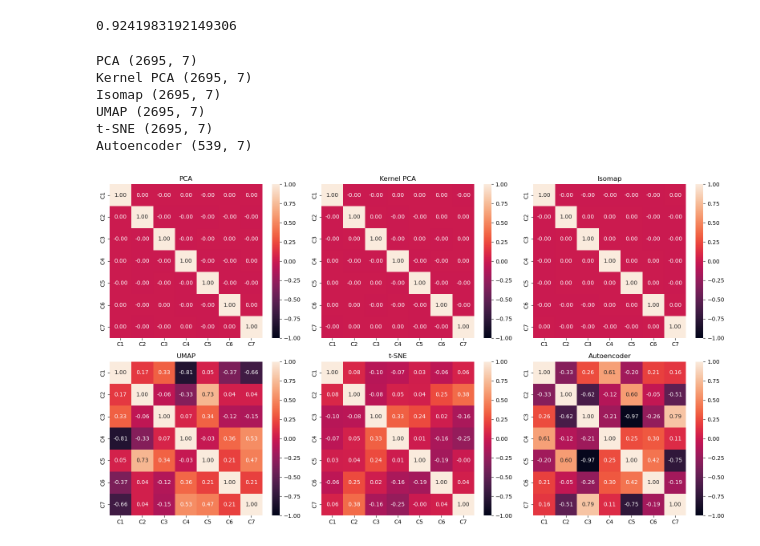
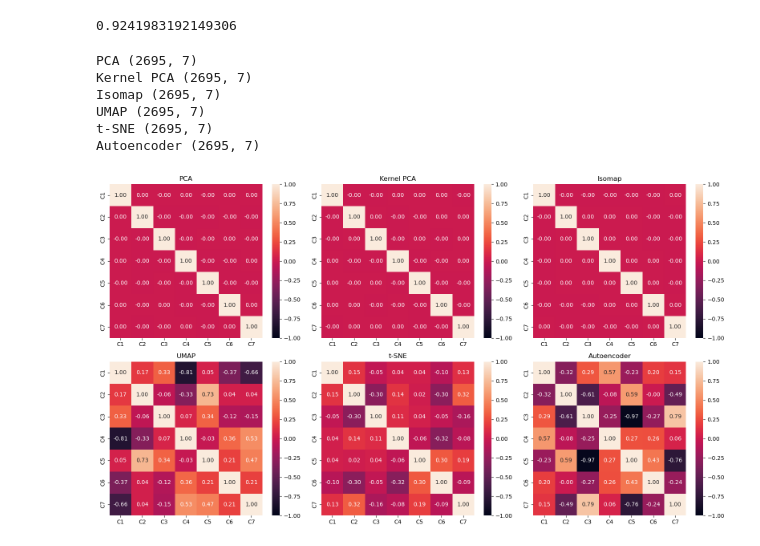
Before and after one commit to aquapuziq/BSU_DA-DS_labs, a Jupyter notebook: factor_analysis/factor_methods.ipynb, the cells around one changed output. Cells and saved outputs as stored; diff of their text form; code cells hidden in the pictures.

```diff
--- a/factor_analysis/factor_methods.ipynb
+++ b/factor_analysis/factor_methods.ipynb
@@ -251,9 +251,15 @@ b_pca = pca.transform(data)
 b_kpca = grid_search_kernelpca.best_estimator_.transform(data)
 b_isomap = grid_search_isomap.best_estimator_.transform(data)
 b_umap = grid_search_umap.best_estimator_.transform(data)
-b_ae = enc
 tsne =  TSNE(n_components = 7, learning_rate = 50, method = 'exact', perplexity = 50)
 b_tsne = tsne.fit_transform(data_scaled)
+
+X_all = scaler.transform(data)
+X_all_tensor = torch.tensor(X_all, dtype = torch.float32)
+
+encoder.eval()
+with torch.no_grad():
+    b_ae = encoder(X_all_tensor).numpy()
 # %%
 embeddings = {
     'PCA': b_pca,
@@ -264,25 +270,25 @@ embeddings = {
     'Autoencoder': b_ae
 }
 
-for name, model in embeddings.items():
-    print(name, np.asarray(model).shape)
+for name, elem in embeddings.items():
+    print(name, np.asarray(elem).shape)
 # %% [output]
 PCA (2695, 7)
 Kernel PCA (2695, 7)
 Isomap (2695, 7)
 UMAP (2695, 7)
 t-SNE (2695, 7)
-Autoencoder (539, 7)
+Autoencoder (2695, 7)
 # %%
 fig, axes = plt.subplots(2, 3, figsize = (16, 9))
 
-for ax, (name, model) in zip(axes.flat, embeddings.items()):
-    model_df = pd.DataFrame(model, columns = [f'C{i + 1}' for i in range(7)])
+for ax, (name, elem) in zip(axes.flat, embeddings.items()):
+    elem_df = pd.DataFrame(elem, columns = [f'C{i + 1}' for i in range(7)])
 
-    sns.heatmap(model_df.corr(), annot = True, fmt = '.2f', vmin = -1, vmax = 1, ax = ax)
+    sns.heatmap(elem_df.corr(), annot = True, fmt = '.2f', vmin = -1, vmax = 1, ax = ax)
     ax.set_title(name)
 
 plt.tight_layout()
 plt.show()
 # %% [output]
-[figure, old version]
+[figure, new version]
```
Also changed, not shown: parts of 2 cells of this notebook.
